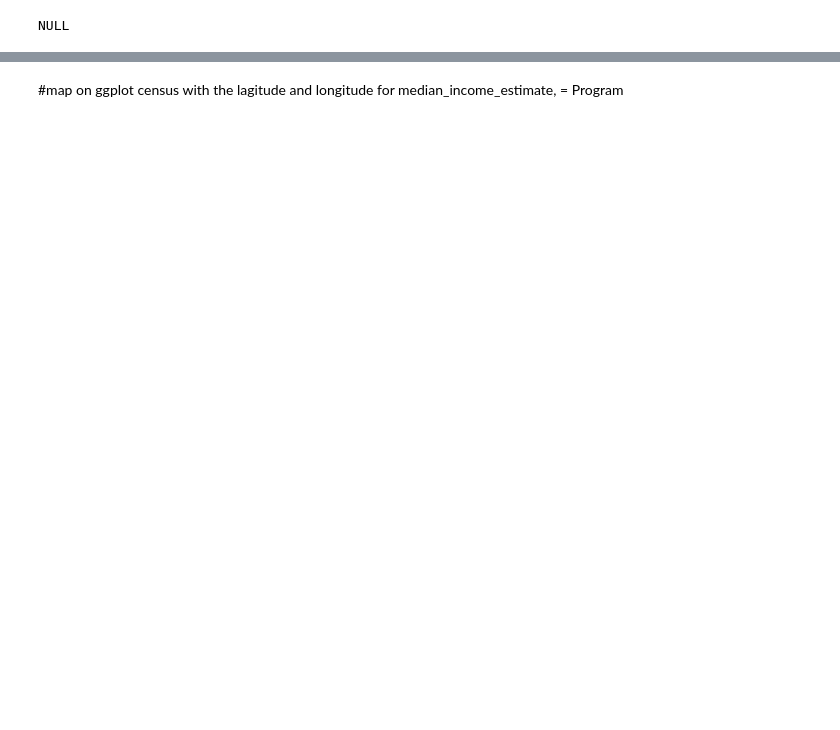
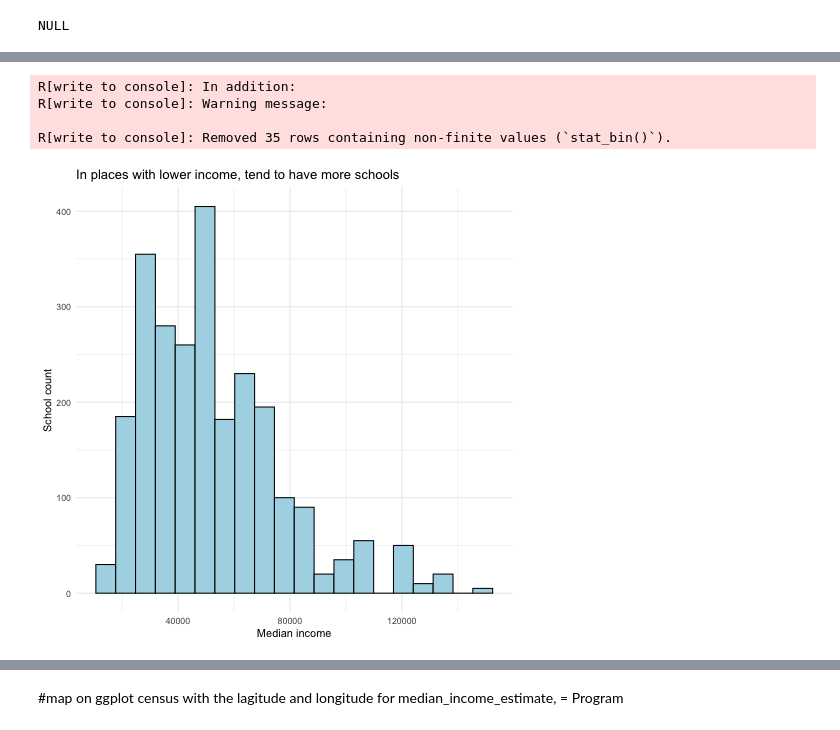
Before and after one commit to renatadaou/connect-to-census, a Jupyter notebook: scatterplots.ipynb, the cells around one changed output, grey strips where cells are left out. Drawn from its saved outputs; the diff is of its cells as text; code cells hidden in the pictures; blank space fills up the shorter version.

```diff
--- a/scatterplots.ipynb
+++ b/scatterplots.ipynb
@@ -149,0 +137,17 @@ NULL
+# %%
+%%R -i data
+
+# create histogram with median_income_estimate
+
+
+
+ggplot(data, aes(x = median_income_estimate)) +
+    geom_histogram(bins = 20, fill = "lightblue", color = "black") +
+    labs(title = "In places with lower income, tend to have more schools", x = "Median income", y = "School count") +
+    theme_minimal()
+# %% [output]
+R[write to console]: In addition:
+R[write to console]: Warning message:
+
+R[write to console]: Removed 35 rows containing non-finite values (`stat_bin()`).
+[figure, added]
```
Also changed, not shown: parts of 12 cells of this notebook, 3 other files.
